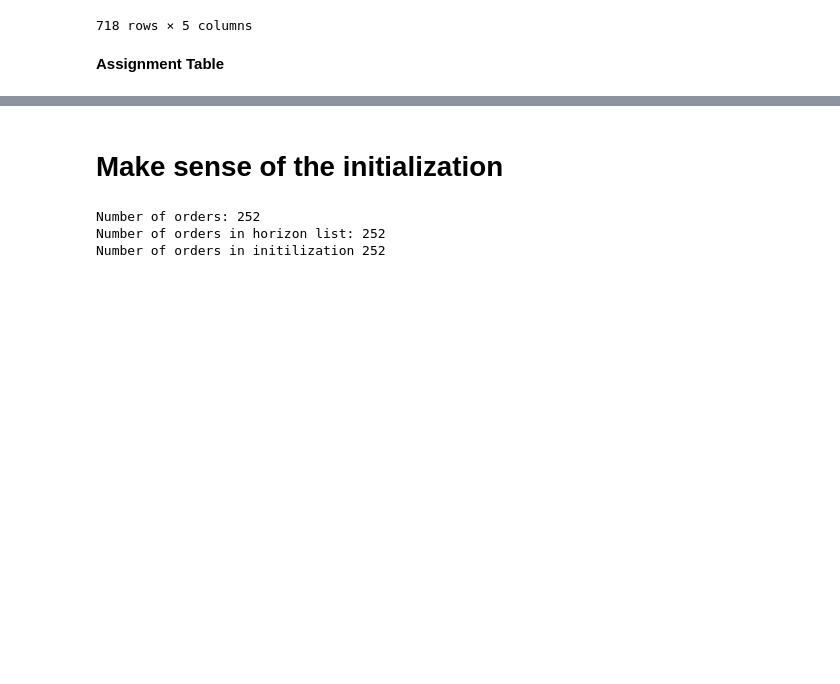
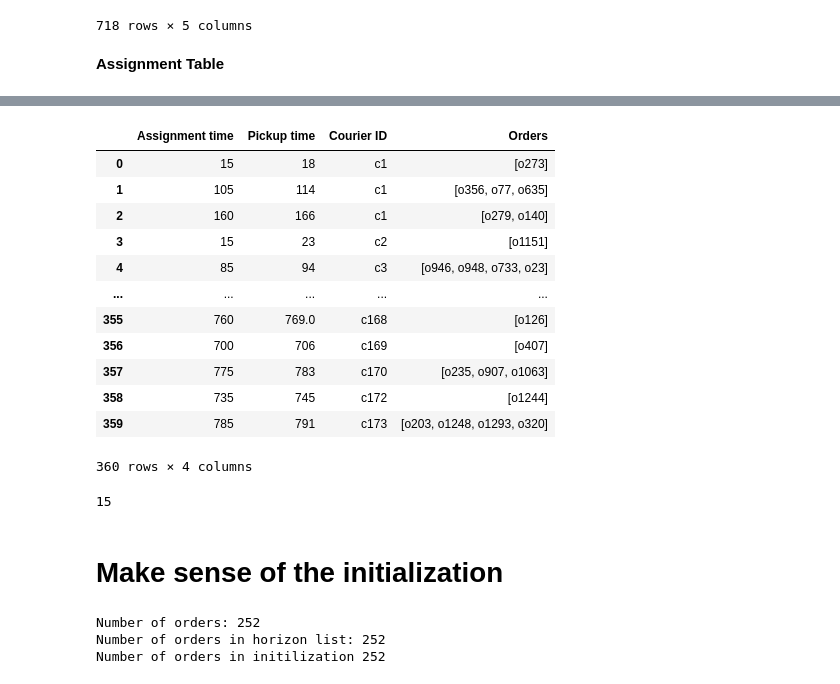
Before and after one commit to spencerkmarley/smu-cs606-meal-delivery-routing-problem, a Jupyter notebook: archive/initialization-nb.ipynb, the cells around one changed output, grey strips where cells are left out. Saved outputs shown, nothing was run; the diff lists cells and outputs as text; code cells hidden in the pictures; blank space fills up the shorter version.

```diff
--- a/archive/initialization-nb.ipynb
+++ b/archive/initialization-nb.ipynb
@@ -708,0 +693,30 @@ courier_table[courier_table['Courier ID']=='c3']
+# %%
+df = assignment_table[['Assignment time', 'Pickup time', 'Courier ID', 'Orders']].reset_index(drop=True)
+with open(os.path.join(instance_dir,'assignment_solution_info.txt'), 'w') as f:
+    for i in range(len(df)):
+        values_list=[df['Assignment time'][i], df['Pickup time'][i], df['Courier ID'][i], ' '.join(df['Orders'][i])]
+        values = ' '.join(map(str, values_list))
+        f.write(values)
+# extend item in orders column and replace comma with space
+# df['Orders'] = df['Orders'].apply(lambda x: ' '.join(x))
+
+
+df
+# %% [output]
+|  | Assignment time | Pickup time | Courier ID | Orders |
+| 0 | 15 | 18 | c1 | [o273] |
+| 1 | 105 | 114 | c1 | [o356, o77, o635] |
+| 2 | 160 | 166 | c1 | [o279, o140] |
+| 3 | 15 | 23 | c2 | [o1151] |
+| 4 | 85 | 94 | c3 | [o946, o948, o733, o23] |
+| ... | ... | ... | ... | ... |
+| 355 | 760 | 769.0 | c168 | [o126] |
+| 356 | 700 | 706 | c169 | [o407] |
+| 357 | 775 | 783 | c170 | [o235, o907, o1063] |
+| 358 | 735 | 745 | c172 | [o1244] |
+| 359 | 785 | 791 | c173 | [o203, o1248, o1293, o320] |
+360 rows × 4 columns
+# %%
+df['Assignment time'][0]
+# %% [output]
+15
```
Also changed, not shown: parts of 19 cells of this notebook, 3 other files.
